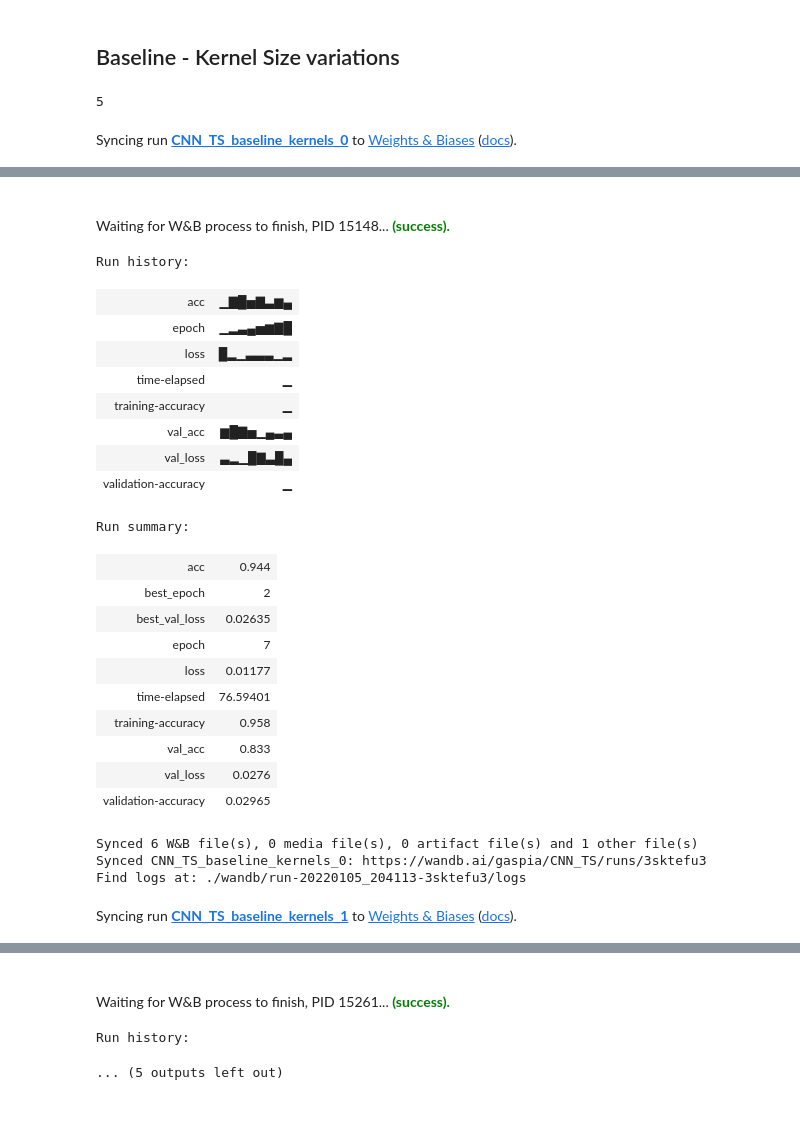
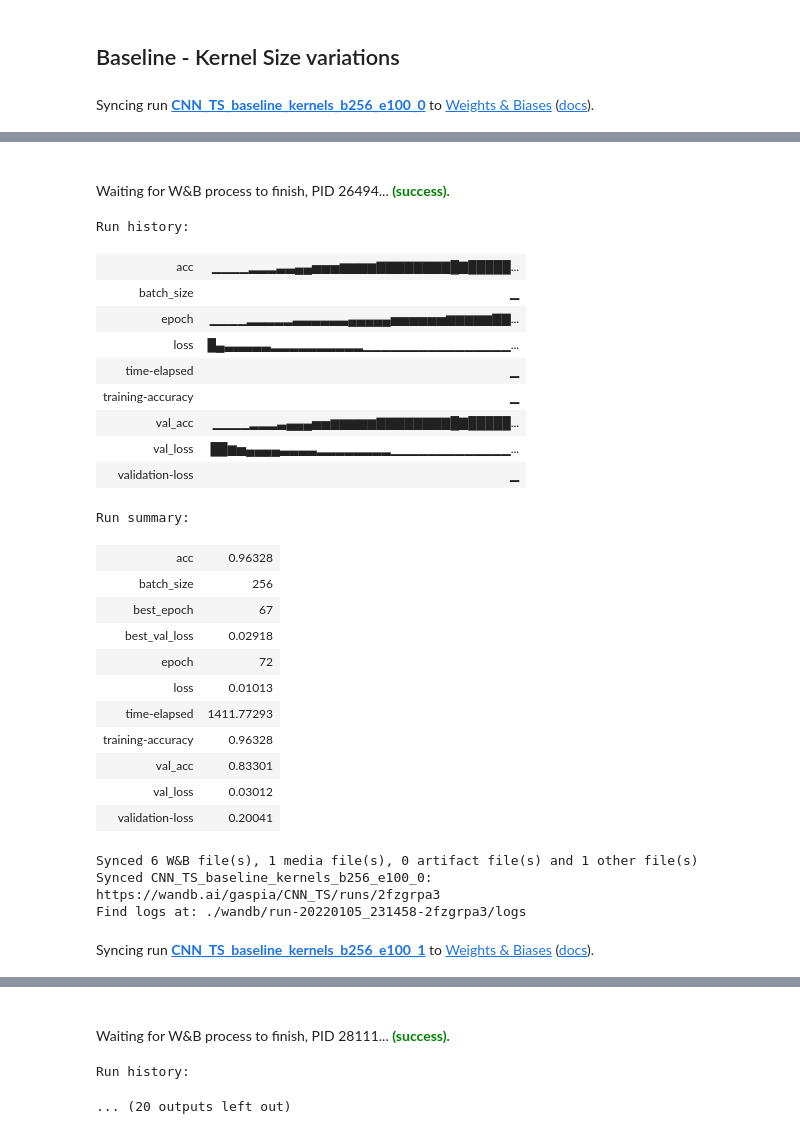
Before and after one commit to gaspia/DLNN-TrafficSign, a Jupyter notebook: TS_CNN_00.ipynb, the cells around one changed output, grey strips where cells are left out. Cells and saved outputs as stored; diff of their text form; code cells hidden in the pictures.

```diff
--- a/TS_CNN_00.ipynb
+++ b/TS_CNN_00.ipynb
@@ -150,3 +143,8 @@ mlops_config = {
+# %%
+#Generic dataset parameters
+img_width, img_height = 64, 64
+batch_size = 256
+cat_num = get_num_classes(train_dir)
 # %% [markdown]
 # Dataset exploration and preprocessing
 # %%
@@ -363,7 +357,7 @@ baseline_model.compile(loss='binary_crossentropy', optimizer='adam', metrics=['a
 # %%
 # Common attributes:
 mlops_config['steps_per_epoch'] = 5
-mlops_config['epochs'] = 40
+mlops_config['epochs'] = 100
 mlops_config['validation_steps'] = 20
 mlops_config['loss'] = 'binary_crossentropy'
 mlops_config['optimizer'] = 'adam'
@@ -487,7 +481,7 @@ for i in range(len(models)):
     # Common mlops attributes:
     mlops_config_kernels[i]= mlops_config.copy()
     mlops_config_kernels[i]['steps_per_epoch'] = 5
-    mlops_config_kernels[i]['epochs'] = 40
+    mlops_config_kernels[i]['epochs'] = 100
     mlops_config_kernels[i]['validation_steps'] = 20
     mlops_config_kernels[i]['loss'] = 'binary_crossentropy'
     mlops_config_kernels[i]['optimizer'] = 'adam'
@@ -495,17 +489,13 @@ for i in range(len(models)):
     mlops_config_kernels[i]['patience'] = 5
     mlops_config_kernels[i]['callbacks'] = ['EarlyStopping']
     mlops_config_kernels[i]['kernel_size'] = kernels[i]
-# %%
-mlops_config_kernels[0]['steps_per_epoch']
-# %% [output]
-5
 # %%
 history_kernels_kernels = [0] * (len(kernels))
 
 for i in range(len(history_kernels_kernels)):
   # mlops
   start = timeit.default_timer()
-  wandb.init(name='CNN_TS_baseline_kernels_' + str(i) , project='CNN_TS', config=mlops_config_kernels[i])
+  wandb.init(name='CNN_TS_baseline_kernels_b256_e100_' + str(i) , project='CNN_TS', config=mlops_config_kernels[i])
   # model fit
   history_kernels_kernels[i] = models[i].fit(
       train_generator,
@@ -513,8 +503,7 @@ for i in range(len(history_kernels_kernels)):
       validation_data=val_generator,
       validation_steps=mlops_config_kernels[i]['validation_steps'],
       epochs=mlops_config_kernels[i]['epochs'],
-      callbacks=[WandbCallback(),early_stopping],
-      verbose=0)
+      callbacks=[WandbCallback(),early_stopping])
 
   print('Model with filters {0:d}x{0:d}, epochs={1:d}, training accuracy={2:.5f}, validation loss={3:.5f}'.\
     format(mlops_config_kernels[i]['kernel_size'], mlops_config_kernels[i]['epochs'], max(history_kernels_kernels[i].history['acc']), max(history_kernels_kernels[i].history['val_loss'])))
@@ -525,7 +514,8 @@ for i in range(len(history_kernels_kernels)):
   wandb.log({'time-elapsed': stop - start})
   wandb.log({'training-accuracy': max(history_kernels_kernels[i].history['acc'])})
   wandb.log({'validation-loss': max(history_kernels_kernels[i].history['val_loss'])})
+  wandb.log({'batch_size': mlops_config_kernels[i]['batch_size']})
 
   wandb.finish()
 # %% [output]
-Syncing run CNN_TS_baseline_kernels_0 to Weights & Biases (docs).
+Syncing run CNN_TS_baseline_kernels_b256_e100_0 to Weights & Biases (docs).
@@ -534,25 +539,27 @@ Time Elapsed:  76.59401034199982
-Waiting for W&B process to finish, PID 15148... (success).
+Waiting for W&B process to finish, PID 26494... (success).
 Run history:
-| acc | ▁▇█▅▇▃▆▄ |
-| epoch | ▁▂▃▄▅▆▇█ |
-| loss | █▂▁▃▃▃▁▂ |
+| acc | ▁▁▁▁▂▂▂▃▃▄▄▅▅▅▆▆▆▆▇▇▇▇▇▇▇▇█▇█████... |
+| batch_size | ▁ |
+| epoch | ▁▁▁▁▂▂▂▂▂▃▃▃▃▃▃▄▄▄▄▄▅▅▅▅▅▅▆▆▆▆▆▇▇... |
+| loss | █▄▃▃▃▃▃▂▂▂▂▂▂▂▂▂▂▁▁▁▁▁▁▁▁▁▁▁▁▁▁▁▁... |
 | time-elapsed | ▁ |
 | training-accuracy | ▁ |
-| val_acc | ▆█▇▅▁▄▃▄ |
-| val_loss | ▃▂▁█▇▃█▄ |
-| validation-accuracy | ▁ |
+| val_acc | ▁▁▁▁▂▂▂▃▄▄▄▅▅▆▆▆▆▆▇▇▇▇▇▇▇▇█▇█████... |
+| val_loss | ██▆▅▄▄▄▄▃▃▃▃▂▂▂▂▂▂▂▂▁▁▁▁▁▁▁▁▁▁▁▁▁... |
+| validation-loss | ▁ |
 Run summary:
-| acc | 0.944 |
-| best_epoch | 2 |
-| best_val_loss | 0.02635 |
-| epoch | 7 |
-| loss | 0.01177 |
-| time-elapsed | 76.59401 |
-| training-accuracy | 0.958 |
-| val_acc | 0.833 |
-| val_loss | 0.0276 |
-| validation-accuracy | 0.02965 |
+| acc | 0.96328 |
+| batch_size | 256 |
+| best_epoch | 67 |
+| best_val_loss | 0.02918 |
+| epoch | 72 |
+| loss | 0.01013 |
+| time-elapsed | 1411.77293 |
+| training-accuracy | 0.96328 |
+| val_acc | 0.83301 |
+| val_loss | 0.03012 |
+| validation-loss | 0.20041 |
-Synced 6 W&B file(s), 0 media file(s), 0 artifact file(s) and 1 other file(s)
-Synced CNN_TS_baseline_kernels_0: https://wandb.ai/gaspia/CNN_TS/runs/3sktefu3
-Find logs at: ./wandb/run-20220105_204113-3sktefu3/logs
+Synced 6 W&B file(s), 1 media file(s), 0 artifact file(s) and 1 other file(s)
+Synced CNN_TS_baseline_kernels_b256_e100_0: https://wandb.ai/gaspia/CNN_TS/runs/2fzgrpa3
+Find logs at: ./wandb/run-20220105_231458-2fzgrpa3/logs
-Syncing run CNN_TS_baseline_kernels_1 to Weights & Biases (docs).
+Syncing run CNN_TS_baseline_kernels_b256_e100_1 to Weights & Biases (docs).
@@ -561,3 +583,3 @@ Time Elapsed:  298.9299590890005
-Waiting for W&B process to finish, PID 15261... (success).
+Waiting for W&B process to finish, PID 28111... (success).
 Run history:
-... (5 outputs left out)
+... (20 outputs left out)
```
Also changed, not shown: parts of 11 cells of this notebook.
